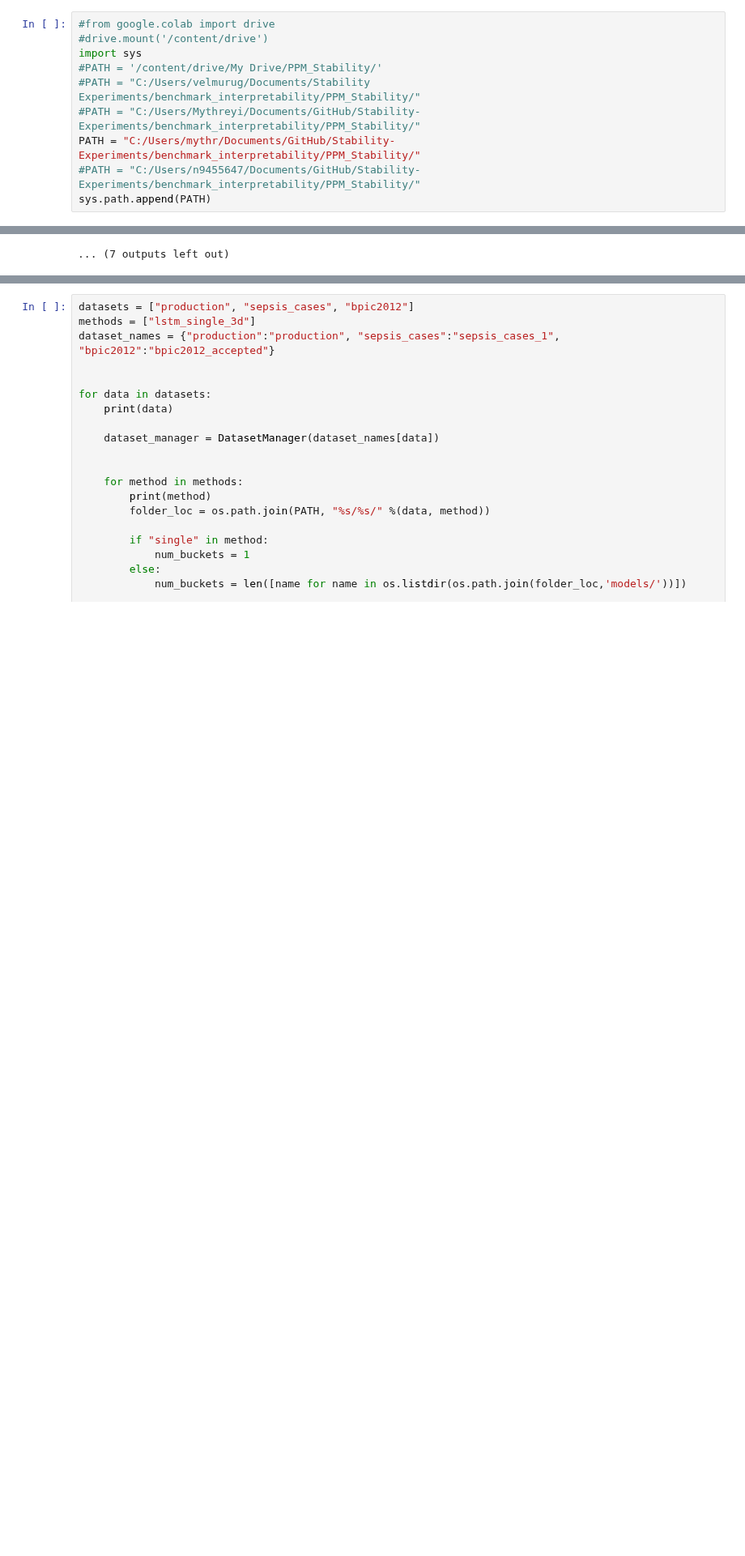
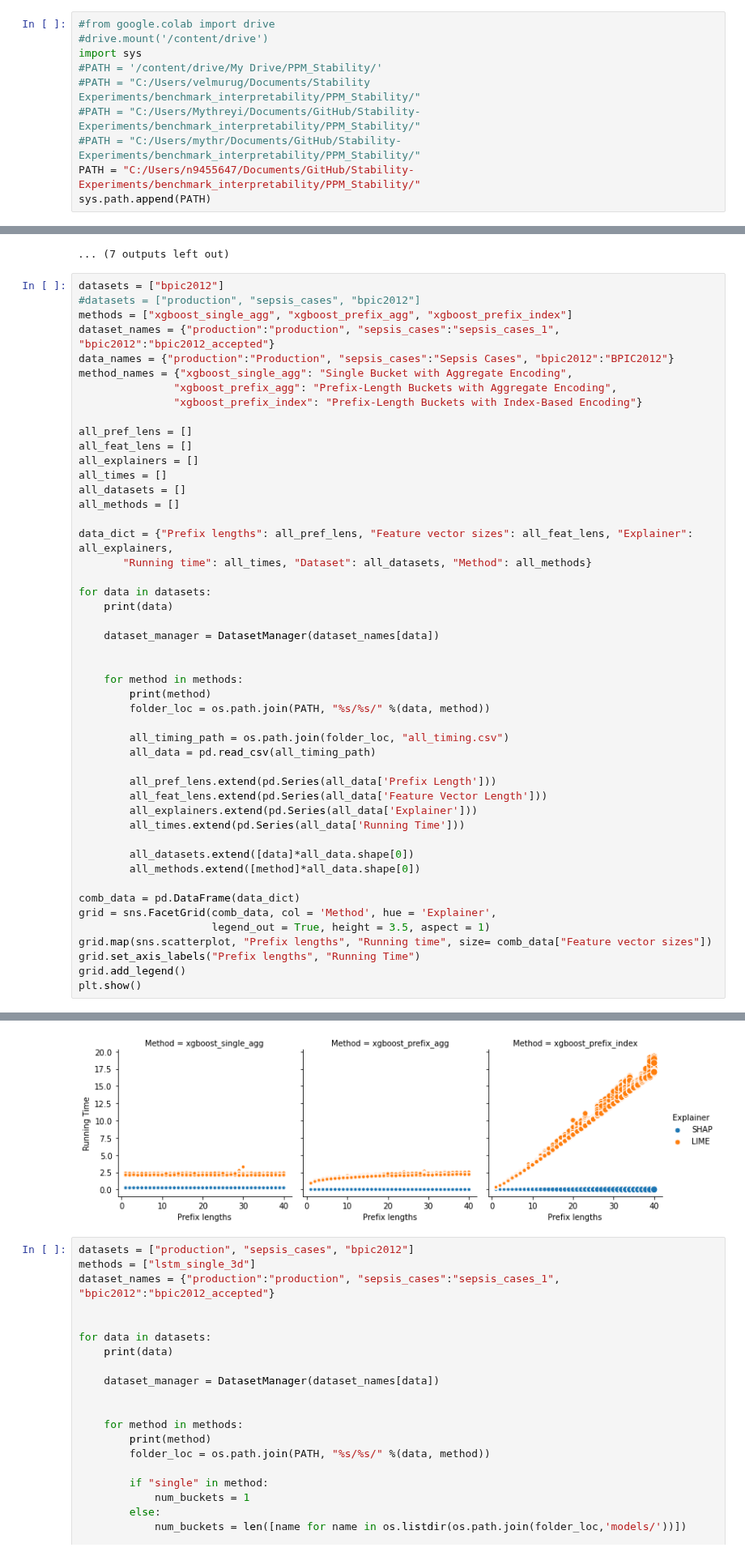
Before and after one commit to Mythreyi-V/PPA_Evaluation, a Jupyter notebook: benchmark_interpretability/PPM_Stability/generate_dataset_stats.ipynb, the cells around one changed output, grey strips where cells are left out. Shown at 81% size. Saved outputs shown, nothing was run; the diff lists cells and outputs as text; blank space fills up the shorter version.

```diff
--- a/benchmark_interpretability/PPM_Stability/generate_dataset_stats.ipynb
+++ b/benchmark_interpretability/PPM_Stability/generate_dataset_stats.ipynb
@@ -5,8 +5,8 @@ import sys
 #PATH = '/content/drive/My Drive/PPM_Stability/'
 #PATH = "C:/Users/velmurug/Documents/Stability Experiments/benchmark_interpretability/PPM_Stability/"
 #PATH = "C:/Users/Mythreyi/Documents/GitHub/Stability-Experiments/benchmark_interpretability/PPM_Stability/"
-PATH = "C:/Users/mythr/Documents/GitHub/Stability-Experiments/benchmark_interpretability/PPM_Stability/"
-#PATH = "C:/Users/n9455647/Documents/GitHub/Stability-Experiments/benchmark_interpretability/PPM_Stability/"
+#PATH = "C:/Users/mythr/Documents/GitHub/Stability-Experiments/benchmark_interpretability/PPM_Stability/"
+PATH = "C:/Users/n9455647/Documents/GitHub/Stability-Experiments/benchmark_interpretability/PPM_Stability/"
 sys.path.append(PATH)
 # %%
 #!pip install --upgrade numpy
@@ -387,3 +389,52 @@ Bucket 28
 Bucket 29
 [figure]
 ... (7 outputs left out)
+# %%
+datasets = ["bpic2012"]
+#datasets = ["production", "sepsis_cases", "bpic2012"]
+methods = ["xgboost_single_agg", "xgboost_prefix_agg", "xgboost_prefix_index"]
+dataset_names = {"production":"production", "sepsis_cases":"sepsis_cases_1", "bpic2012":"bpic2012_accepted"}
+data_names = {"production":"Production", "sepsis_cases":"Sepsis Cases", "bpic2012":"BPIC2012"}
+method_names = {"xgboost_single_agg": "Single Bucket with Aggregate Encoding",
+               "xgboost_prefix_agg": "Prefix-Length Buckets with Aggregate Encoding",
+               "xgboost_prefix_index": "Prefix-Length Buckets with Index-Based Encoding"}
+
+all_pref_lens = []
+all_feat_lens = []
+all_explainers = []
+all_times = []
+all_datasets = []
+all_methods = []
+
+data_dict = {"Prefix lengths": all_pref_lens, "Feature vector sizes": all_feat_lens, "Explainer": all_explainers,
+       "Running time": all_times, "Dataset": all_datasets, "Method": all_methods}
+
+for data in datasets:
+    print(data)
+
+    dataset_manager = DatasetManager(dataset_names[data])
+
+
+    for method in methods:
+        print(method)
+        folder_loc = os.path.join(PATH, "%s/%s/" %(data, method))
+
+        all_timing_path = os.path.join(folder_loc, "all_timing.csv")
+        all_data = pd.read_csv(all_timing_path)
+
+        all_pref_lens.extend(pd.Series(all_data['Prefix Length']))
+        all_feat_lens.extend(pd.Series(all_data['Feature Vector Length']))
+        all_explainers.extend(pd.Series(all_data['Explainer']))
+        all_times.extend(pd.Series(all_data['Running Time']))
+
+        all_datasets.extend([data]*all_data.shape[0])
+        all_methods.extend([method]*all_data.shape[0])
+
+comb_data = pd.DataFrame(data_dict)
+grid = sns.FacetGrid(comb_data, col = 'Method', hue = 'Explainer',
+                     legend_out = True, height = 3.5, aspect = 1)
+grid.map(sns.scatterplot, "Prefix lengths", "Running time", size= comb_data["Feature vector sizes"])
+grid.set_axis_labels("Prefix lengths", "Running Time")
+grid.add_legend()
+plt.show()
+# %% [output]
@@ -390,3 +445,4 @@ Bucket 29
+[figure, added]
 # %%
 datasets = ["production", "sepsis_cases", "bpic2012"]
 methods = ["lstm_single_3d"]
```
Also changed, not shown: parts of 2 cells of this notebook, 36 other files.
